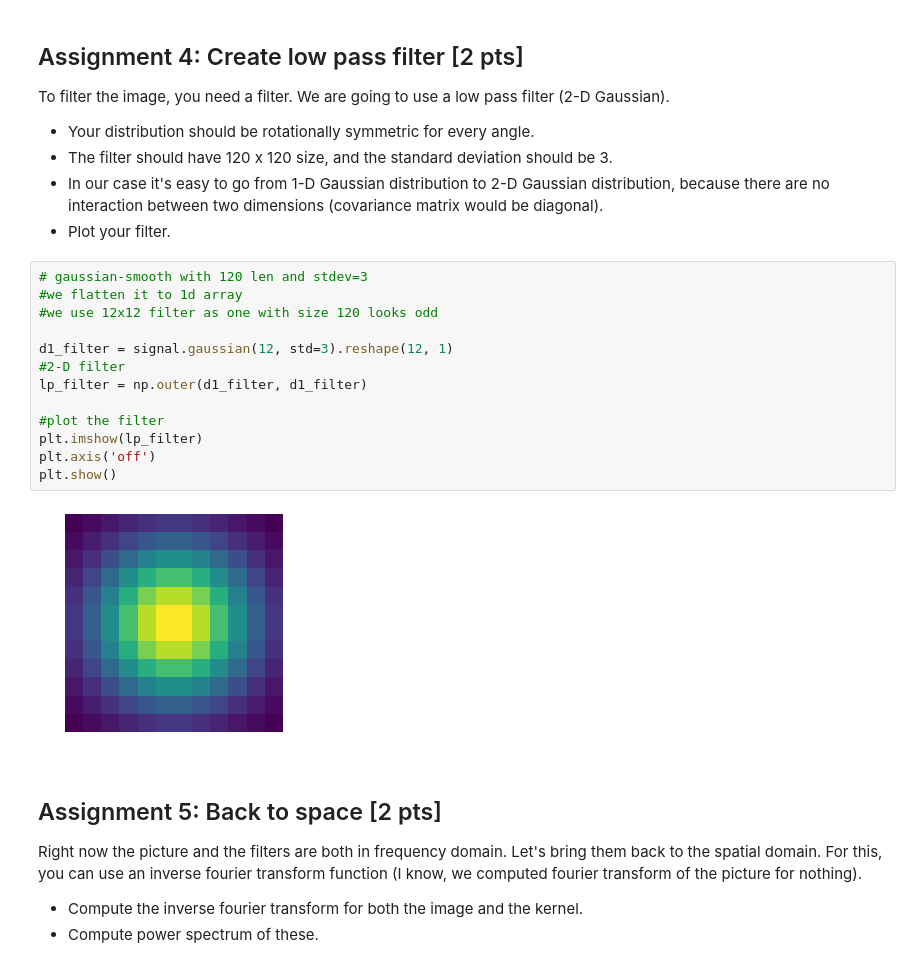
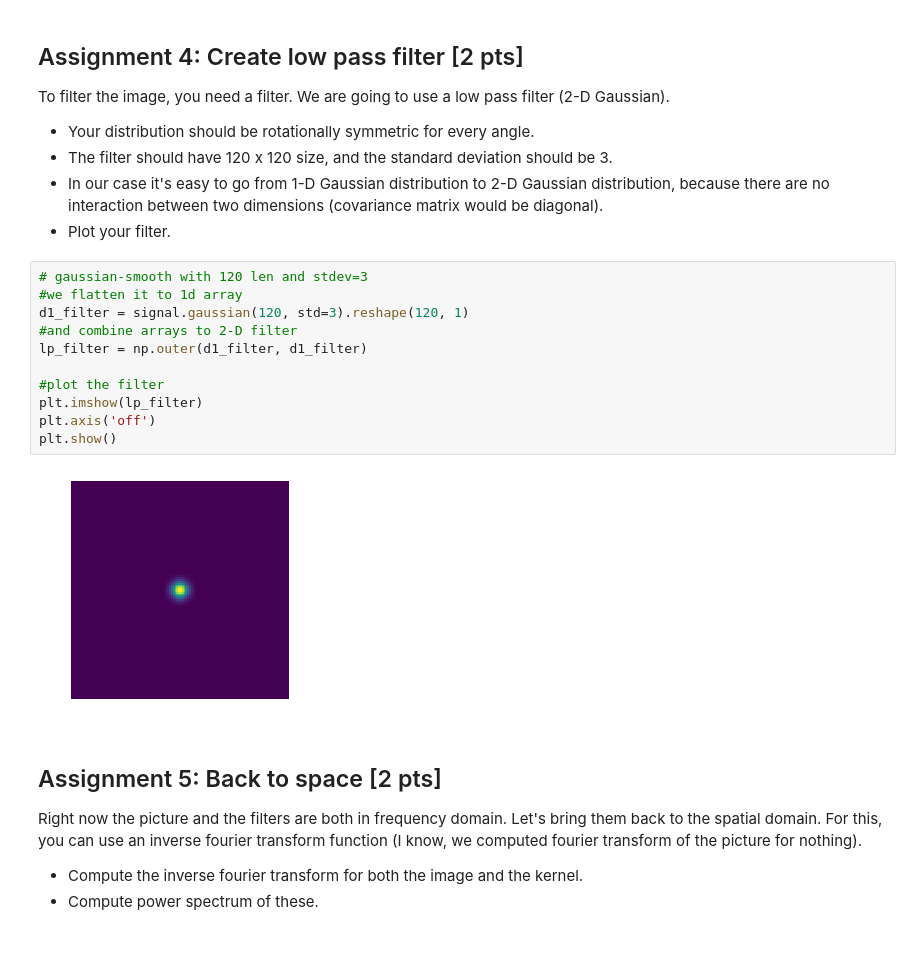
Before and after one commit to NBP-ACC/week-9-acc_7, a Jupyter notebook: sheet07.ipynb, the cells around one changed output. Saved outputs shown, nothing was run; the diff lists cells and outputs as text.

```diff
--- a/sheet07.ipynb
+++ b/sheet07.ipynb
@@ -134,18 +134,16 @@ To filter the image, you need a filter. We are going to use a low pass filter (2
 # %%
 # gaussian-smooth with 120 len and stdev=3
 #we flatten it to 1d array
-#we use 12x12 filter as one with size 120 looks odd
-
-d1_filter = signal.gaussian(12, std=3).reshape(12, 1)
-#2-D filter
+d1_filter = signal.gaussian(120, std=3).reshape(120, 1)
+#and combine arrays to 2-D filter
 lp_filter = np.outer(d1_filter, d1_filter)
 
 #plot the filter
 plt.imshow(lp_filter)
 plt.axis('off')
 plt.show()
 # %% [output]
-[figure, old version]
+[figure, new version]
 # %% [markdown]
 ## Assignment 5: Back to space [2 pts]
 Right now the picture and the filters are both in frequency domain. Let's bring them back to the spatial domain. For this, you can use an inverse fourier transform function (I know, we computed fourier transform of the picture for nothing).
```
Also changed, not shown: parts of 7 cells of this notebook.
